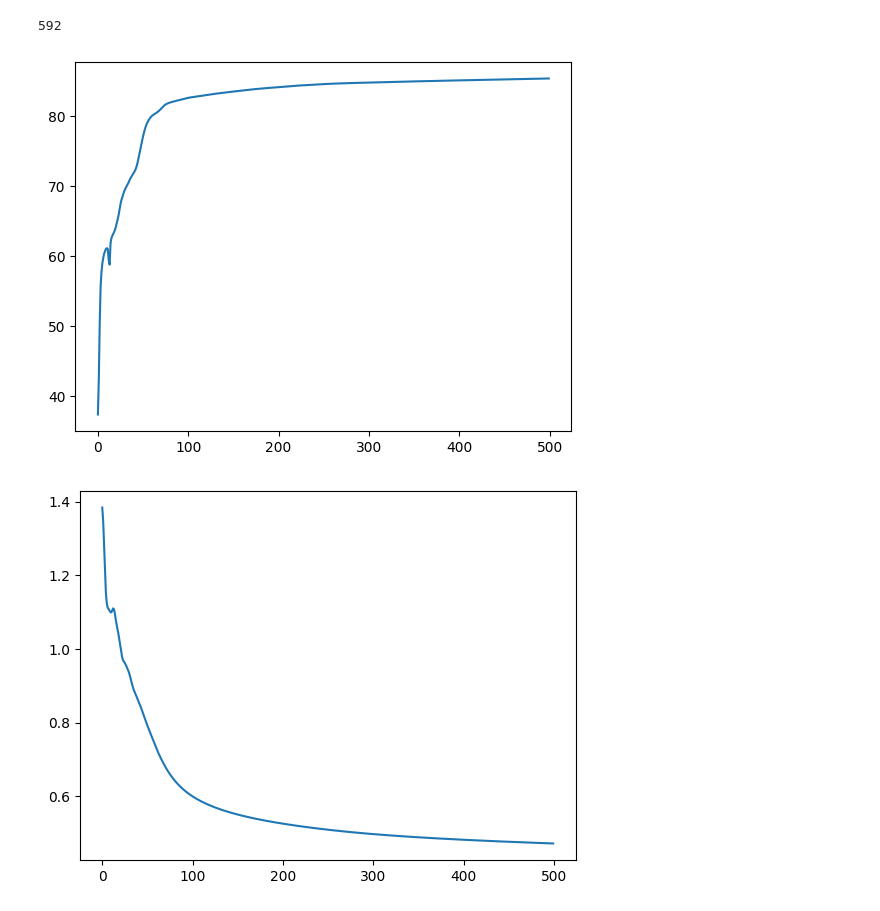
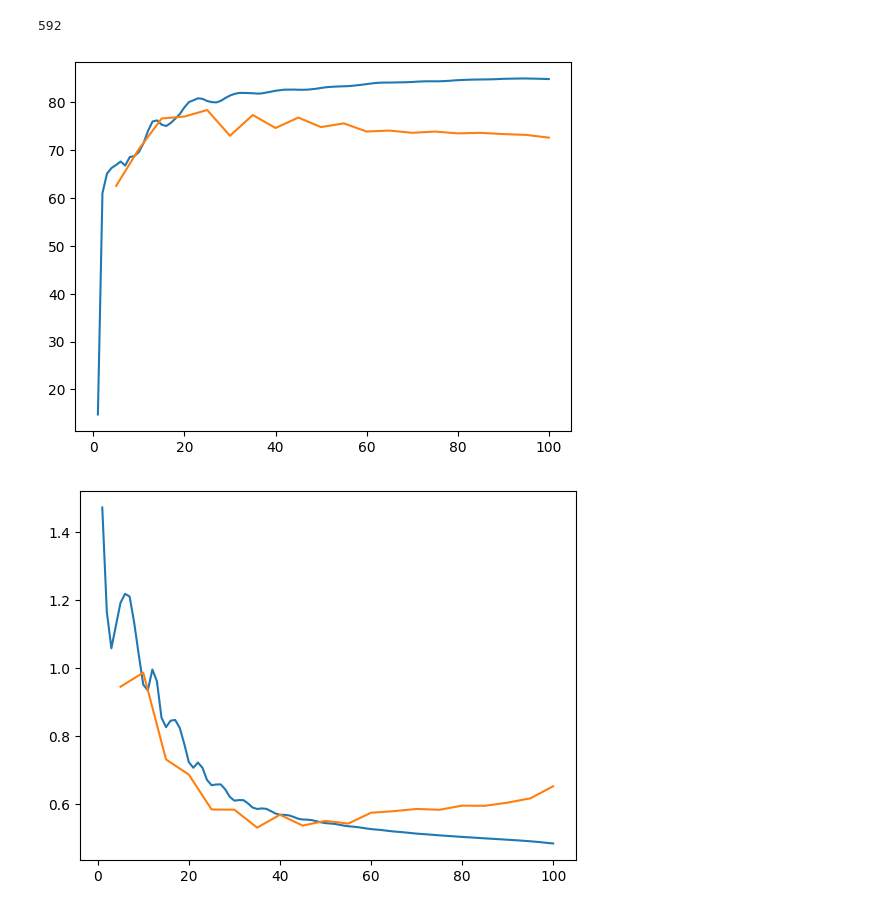
Before and after one commit to ElliotVincent/ocs-ia-tutoriel, a Jupyter notebook: main.ipynb, the cells around one changed output. Saved outputs shown, nothing was run; the diff lists cells and outputs as text; code cells hidden in the pictures.

```diff
--- a/main.ipynb
+++ b/main.ipynb
@@ -78,8 +75,9 @@ count_parameters(model) # 3 * 4 * 7 * 7 + 4
 # %% [output]
 592
 # %%
-mean, std = imgs.mean((0, 2, 3)), imgs.std((0, 2, 3))
-normed_imgs = (imgs - mean[..., None, None]) / std[..., None, None]
-normed_imgs = normed_imgs.to('cuda')
-annots = annots.to('cuda')
+mean, std = torch.cat([train_images, val_images]).mean((0, 2, 3)), torch.cat([train_images, val_images]).std((0, 2, 3))
+
+normed_train_images = (train_images - mean[..., None, None]) / std[..., None, None]
+normed_val_images = (val_images - mean[..., None, None]) / std[..., None, None]
+normed_test_images = (test_images - mean[..., None, None]) / std[..., None, None]
 # %%
@@ -100,9 +121,11 @@ for i in range(500):
 # %%
-plt.plot([float(acc) for acc in accs])
+plt.plot(range(1, 101), train_accs)
+plt.plot(range(5, 101, 5), val_accs)
 plt.show()
-plt.plot([float(loss) for loss in losses])
+plt.plot(range(1, 101), train_losses)
+plt.plot(range(5, 101, 5), val_losses)
 plt.show()
 # %% [output]
-[figure, old version]
+[figure, new version]
-[figure, old version]
+[figure, new version]
 # %%
```
Also changed, not shown: parts of 7 cells of this notebook.
